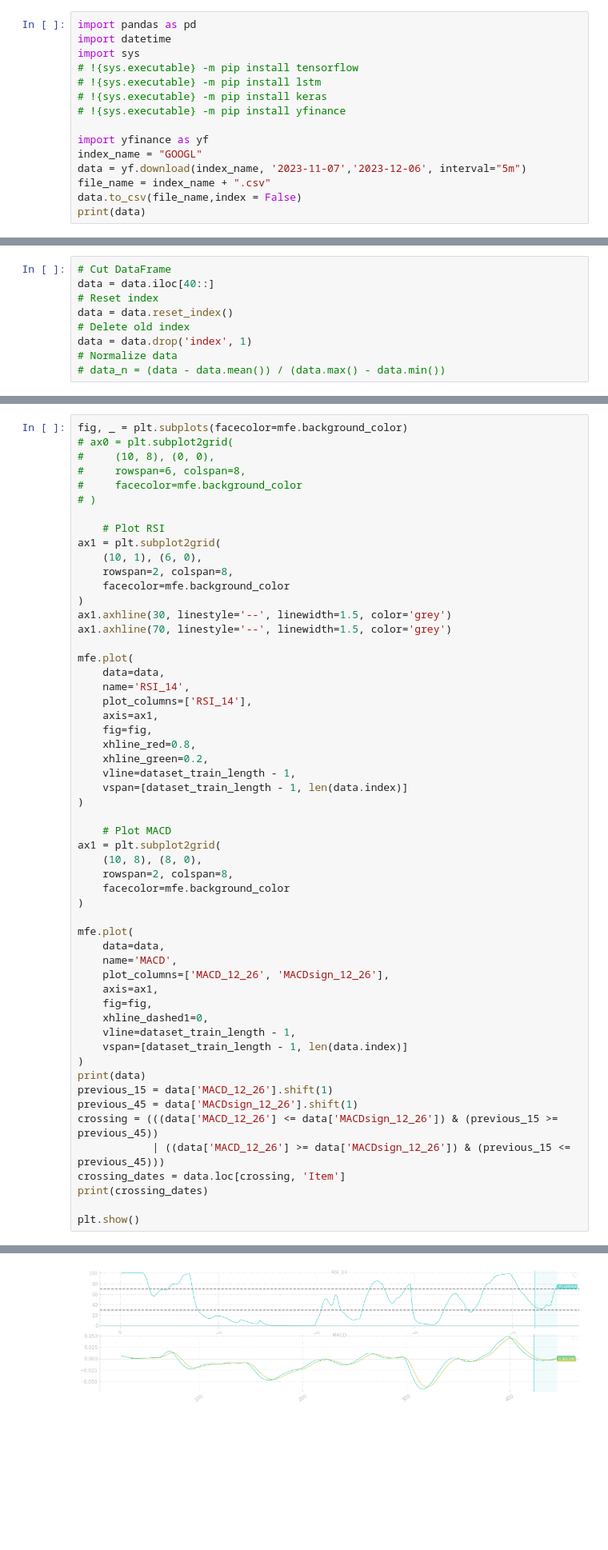
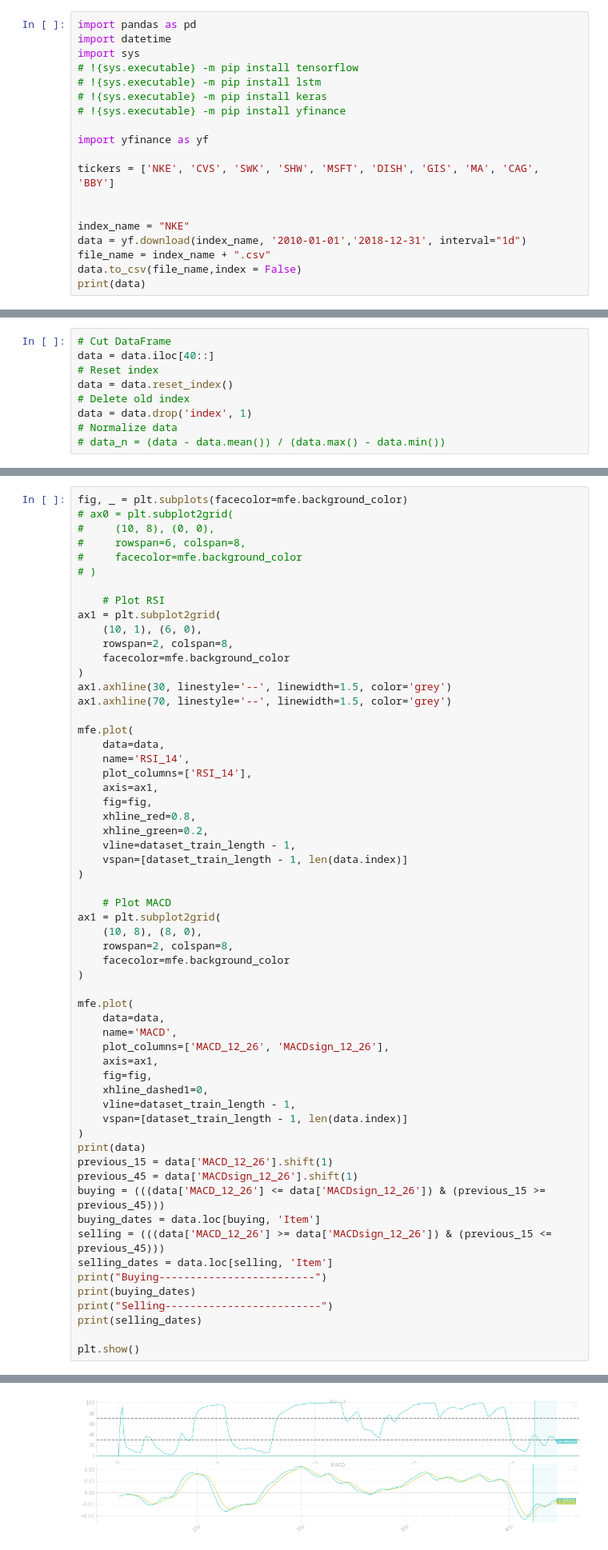
Before and after one commit to zkjfry/MF703, a Jupyter notebook: Stock_Price_Predictor.ipynb, the cells around one changed output, grey strips where cells are left out. Shown at 80% size. Saved outputs shown, nothing was run; the diff lists cells and outputs as text; blank space fills up the shorter version.

```diff
--- a/Stock_Price_Predictor.ipynb
+++ b/Stock_Price_Predictor.ipynb
@@ -16,8 +16,12 @@ import sys
 # !{sys.executable} -m pip install yfinance
 
 import yfinance as yf
-index_name = "GOOGL"
-data = yf.download(index_name, '2023-11-07','2023-12-06', interval="5m")
+
+tickers = ['NKE', 'CVS', 'SWK', 'SHW', 'MSFT', 'DISH', 'GIS', 'MA', 'CAG', 'BBY']
+
+
+index_name = "NKE"
+data = yf.download(index_name, '2010-01-01','2018-12-31', interval="1d")
 file_name = index_name + ".csv"
 data.to_csv(file_name,index = False)
 print(data)
@@ -547,10 +568,14 @@ mfe.plot(
 print(data)
 previous_15 = data['MACD_12_26'].shift(1)
 previous_45 = data['MACDsign_12_26'].shift(1)
-crossing = (((data['MACD_12_26'] <= data['MACDsign_12_26']) & (previous_15 >= previous_45))
-            | ((data['MACD_12_26'] >= data['MACDsign_12_26']) & (previous_15 <= previous_45)))
-crossing_dates = data.loc[crossing, 'Item']
-print(crossing_dates)
+buying = (((data['MACD_12_26'] <= data['MACDsign_12_26']) & (previous_15 >= previous_45)))
+buying_dates = data.loc[buying, 'Item']
+selling = (((data['MACD_12_26'] >= data['MACDsign_12_26']) & (previous_15 <= previous_45)))
+selling_dates = data.loc[selling, 'Item']
+print("Buying-------------------------")
+print(buying_dates)
+print("Selling-------------------------")
+print(selling_dates)
 
 plt.show()
 # %% [output]
@@ -575,2 +600,2 @@ No artists with labels found to put in legend.  Note that artists whose label st
 Name: Item, dtype: int64
-[figure, old version]
+[figure, new version]
```
Also changed, not shown: parts of 35 cells of this notebook, 5 other files.
